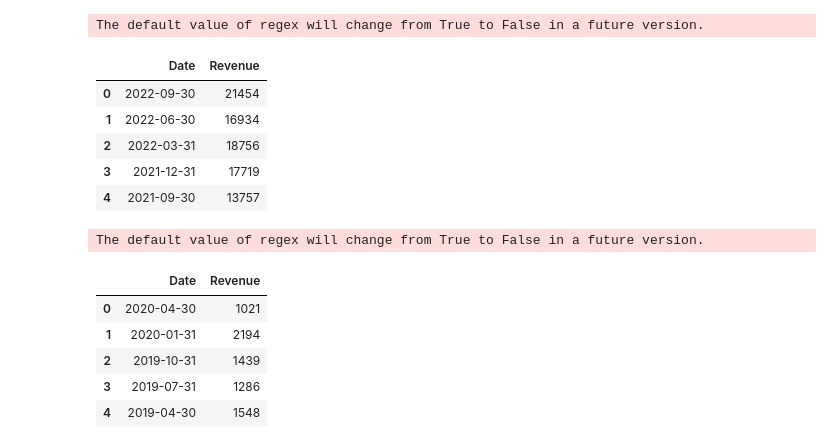
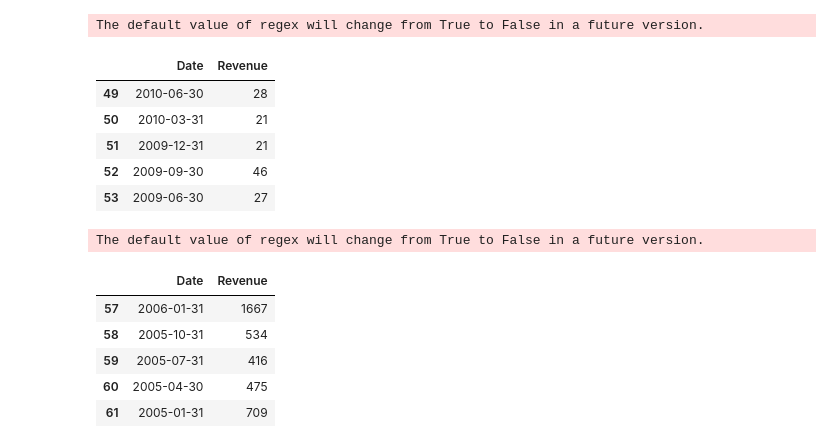
Before and after one commit to RoxelFouego/assignment, a Jupyter notebook: Assignment.ipynb, the cells around one changed output. Drawn from its saved outputs; the diff is of its cells as text; code cells hidden in the pictures.

```diff
--- a/Assignment.ipynb
+++ b/Assignment.ipynb
@@ -95,32 +30,32 @@ def make_graph(stock_data, revenue_data, stock):
 # %%
 #TESLA
 tsla = yf.Ticker("TSLA")
 tesla_df = tsla.history(period="max")
 tesla_df.reset_index(inplace=True)
 url = 'https://cf-courses-data.s3.us.cloud-object-storage.appdomain.cloud/IBMDeveloperSkillsNetwork-PY0220EN-SkillsNetwork/labs/project/revenue.htm'
 data = requests.get(url).text
 soup = bs4.BeautifulSoup(data, 'html.parser')
 tables = soup.find_all('table')
 
 for index, table in enumerate(tables):
     if ("Tesla Quarterly Revenue" in str(table)):
         table_index = index
 
 tesla_revenue = pd.read_html(str(tables[table_index]))[0]
 #rename columns to Date and Revenue
 tesla_revenue.columns = ['Date', 'Revenue']
 tesla_revenue['Revenue'] = tesla_revenue['Revenue'].str.replace(r'\D', '')
 tesla_revenue.ffill(axis=0, inplace=True)
 # tesla_df.head()
-tesla_revenue.head()
+tesla_revenue.tail()
 # %% [output]
 The default value of regex will change from True to False in a future version.
 |  | Date | Revenue |
-| 0 | 2022-09-30 | 21454 |
-| 1 | 2022-06-30 | 16934 |
-| 2 | 2022-03-31 | 18756 |
-| 3 | 2021-12-31 | 17719 |
-| 4 | 2021-09-30 | 13757 |
+| 49 | 2010-06-30 | 28 |
+| 50 | 2010-03-31 | 21 |
+| 51 | 2009-12-31 | 21 |
+| 52 | 2009-09-30 | 46 |
+| 53 | 2009-06-30 | 27 |
 # %%
 #GAMESTOP
 gme = yf.Ticker("GME")
@@ -143,15 +78,15 @@ GameStop_revenue['Revenue'] = GameStop_revenue['Revenue'].str.replace(r'\D', '')
 GameStop_revenue.ffill(axis=0, inplace=True)
 
 # GameStop_df.head()
-GameStop_revenue.head()
+GameStop_revenue.tail()
 # %% [output]
 The default value of regex will change from True to False in a future version.
 |  | Date | Revenue |
-| 0 | 2020-04-30 | 1021 |
-| 1 | 2020-01-31 | 2194 |
-| 2 | 2019-10-31 | 1439 |
-| 3 | 2019-07-31 | 1286 |
-| 4 | 2019-04-30 | 1548 |
+| 57 | 2006-01-31 | 1667 |
+| 58 | 2005-10-31 | 534 |
+| 59 | 2005-07-31 | 416 |
+| 60 | 2005-04-30 | 475 |
+| 61 | 2005-01-31 | 709 |
 # %%
 #PLOT 1
 make_graph(tesla_df, tesla_revenue, "Tesla")
```
Also changed, not shown: parts of 6 cells of this notebook.
